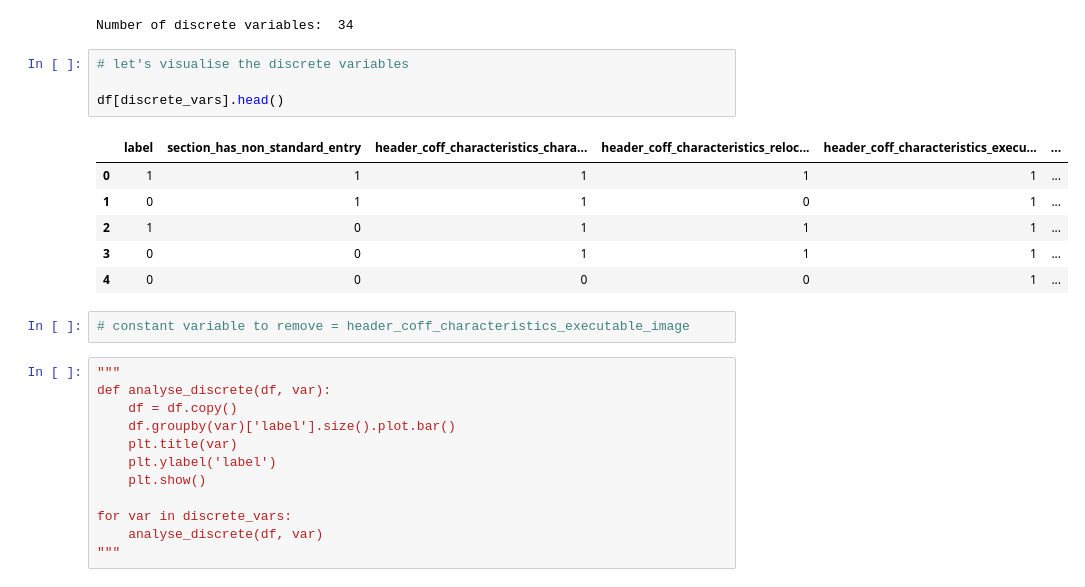
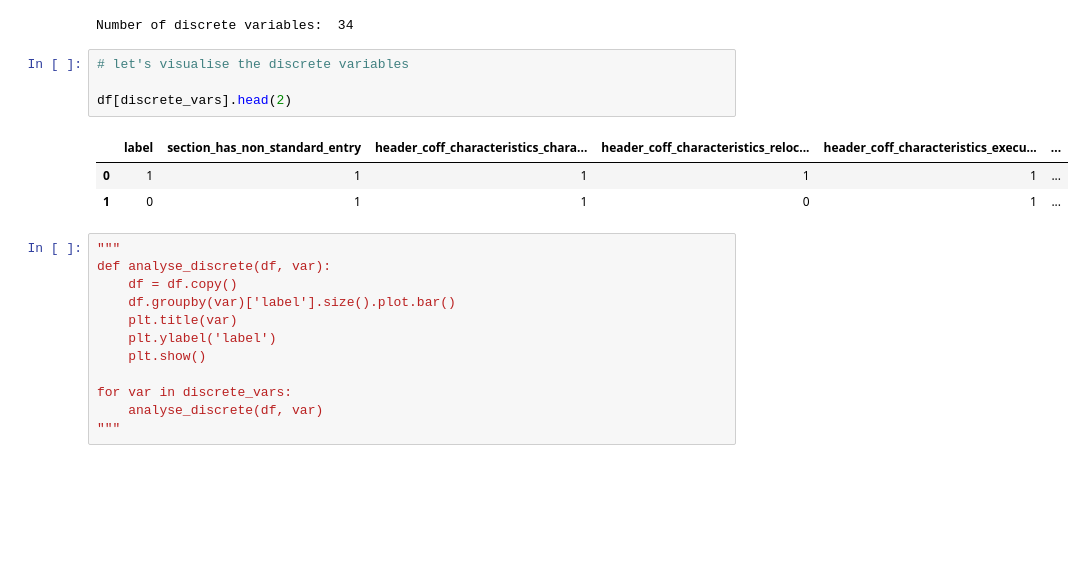
Before and after one commit to patrycjapiechowicz/cybersec, a Jupyter notebook: notebooks/part_1_feature_eingineering.ipynb, the cells around one changed output. Drawn from its saved outputs; the diff is of its cells as text; blank space fills up the shorter version.

```diff
--- a/notebooks/part_1_feature_eingineering.ipynb
+++ b/notebooks/part_1_feature_eingineering.ipynb
@@ -124,16 +123,11 @@ Number of discrete variables:  34
 # %%
 # let's visualise the discrete variables
 
-df[discrete_vars].head()
+df[discrete_vars].head(2)
 # %% [output]
 |  | label | section_has_non_standard_entry | header_coff_characteristics_chara... | header_coff_characteristics_reloc... | header_coff_characteristics_execu... | ... |
 | 0 | 1 | 1 | 1 | 1 | 1 | ... |
 | 1 | 0 | 1 | 1 | 0 | 1 | ... |
-| 2 | 1 | 0 | 1 | 1 | 1 | ... |
-| 3 | 0 | 0 | 1 | 1 | 1 | ... |
-| 4 | 0 | 0 | 0 | 0 | 1 | ... |
-# %%
-# constant variable to remove = header_coff_characteristics_executable_image
 # %%
 """
 def analyse_discrete(df, var):
```
Also changed, not shown: parts of 34 cells of this notebook.
